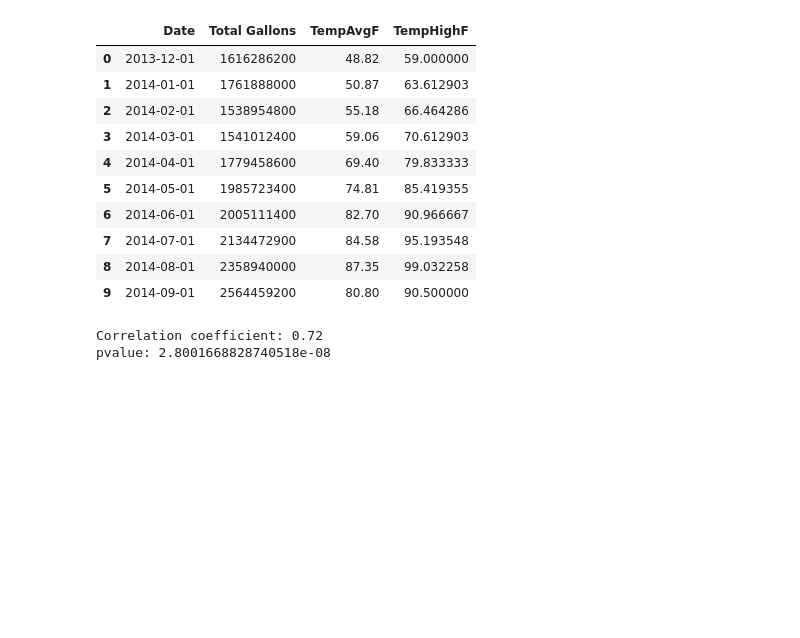
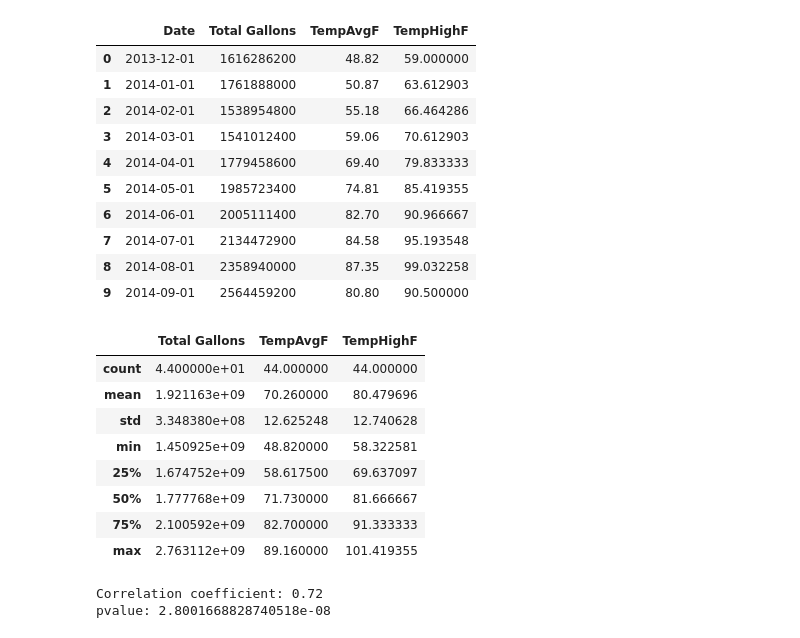
Before and after one commit to kadyepley/project-one, a Jupyter notebook: Austin_Weather_Water/austin_weather_water.ipynb, the cells around one changed output. Cells and saved outputs as stored; diff of their text form; code cells hidden in the pictures; blank space fills up the shorter version.

```diff
--- a/Austin_Weather_Water/austin_weather_water.ipynb
+++ b/Austin_Weather_Water/austin_weather_water.ipynb
@@ -135,6 +135,18 @@ merged_df.head(10)
 | 7 | 2014-07-01 | 2134472900 | 84.58 | 95.193548 |
 | 8 | 2014-08-01 | 2358940000 | 87.35 | 99.032258 |
 | 9 | 2014-09-01 | 2564459200 | 80.80 | 90.500000 |
+# %%
+merged_df.describe()
+# %% [output]
+|  | Total Gallons | TempAvgF | TempHighF |
+| count | 4.400000e+01 | 44.000000 | 44.000000 |
+| mean | 1.921163e+09 | 70.260000 | 80.479696 |
+| std | 3.348380e+08 | 12.625248 | 12.740628 |
+| min | 1.450925e+09 | 48.820000 | 58.322581 |
+| 25% | 1.674752e+09 | 58.617500 | 69.637097 |
+| 50% | 1.777768e+09 | 71.730000 | 81.666667 |
+| 75% | 2.100592e+09 | 82.700000 | 91.333333 |
+| max | 2.763112e+09 | 89.160000 | 101.419355 |
 # %%
 
 # Create the scatter plot
```
Also changed, not shown: parts of 8 cells of this notebook, 2 other files.
